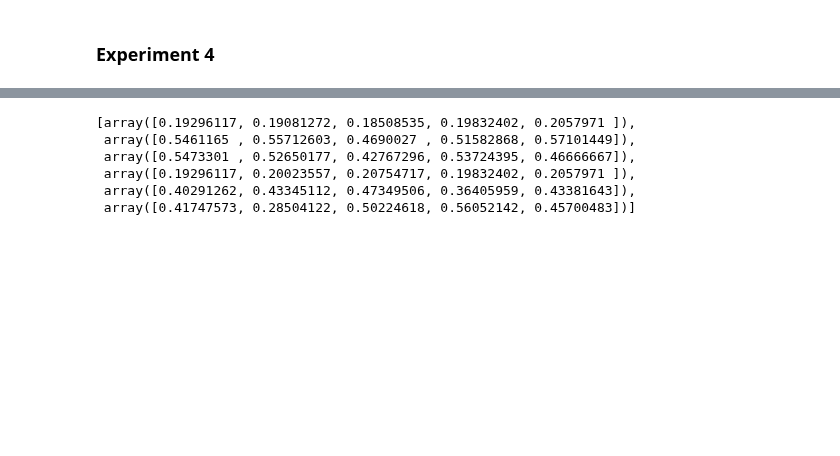
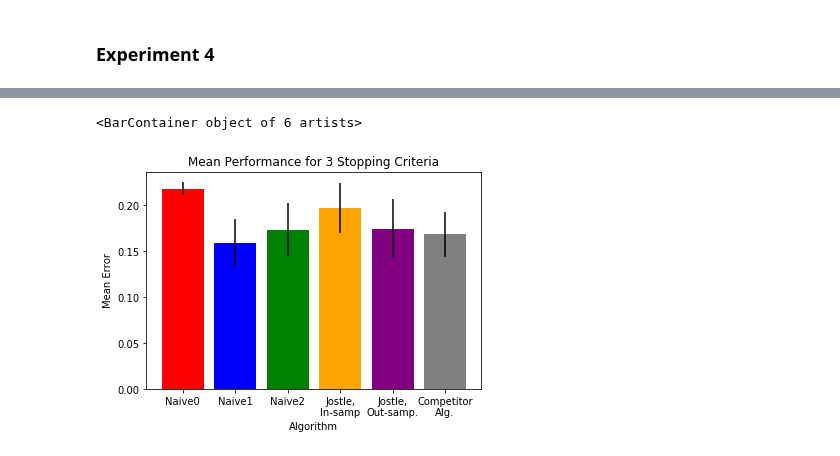
Before and after one commit to jimola/S18_Research, a Jupyter notebook: Python/DecisionTree.ipynb, the cells around one changed output, grey strips where cells are left out. Saved outputs shown, nothing was run; the diff lists cells and outputs as text; code cells hidden in the pictures; blank space fills up the shorter version.

```diff
--- a/Python/DecisionTree.ipynb
+++ b/Python/DecisionTree.ipynb
@@ -360,12 +309,8 @@ array([0.60280253, 0.82704829, 0.82636571, 0.82192822])
+# %%
+do_graphs(res4)
+# %% [output]
+<BarContainer object of 6 artists>
+[figure, added]
 # %%
 letterdb = [get_test_dbs(letter[0], epsilon, prng) for x in range(num_trials)]
 res5 = run_experiment(5, letterdb)
-# %%
-res5
-# %% [output]
-[array([0.19296117, 0.19081272, 0.18508535, 0.19832402, 0.2057971 ]),
- array([0.5461165 , 0.55712603, 0.4690027 , 0.51582868, 0.57101449]),
- array([0.5473301 , 0.52650177, 0.42767296, 0.53724395, 0.46666667]),
- array([0.19296117, 0.20023557, 0.20754717, 0.19832402, 0.2057971 ]),
- array([0.40291262, 0.43345112, 0.47349506, 0.36405959, 0.43381643]),
- array([0.41747573, 0.28504122, 0.50224618, 0.56052142, 0.45700483])]
```
Also changed, not shown: parts of 23 cells of this notebook, 7 other files.
